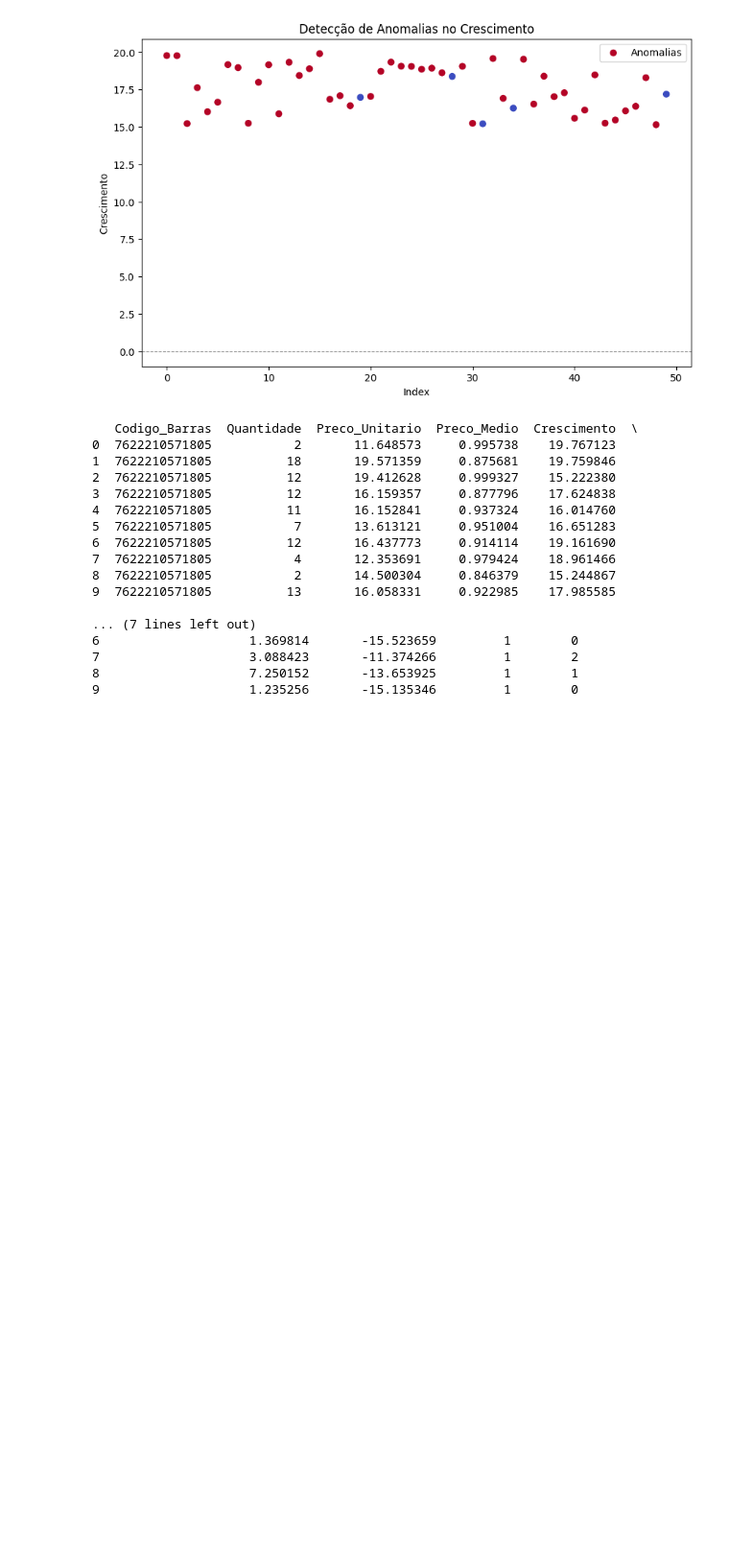
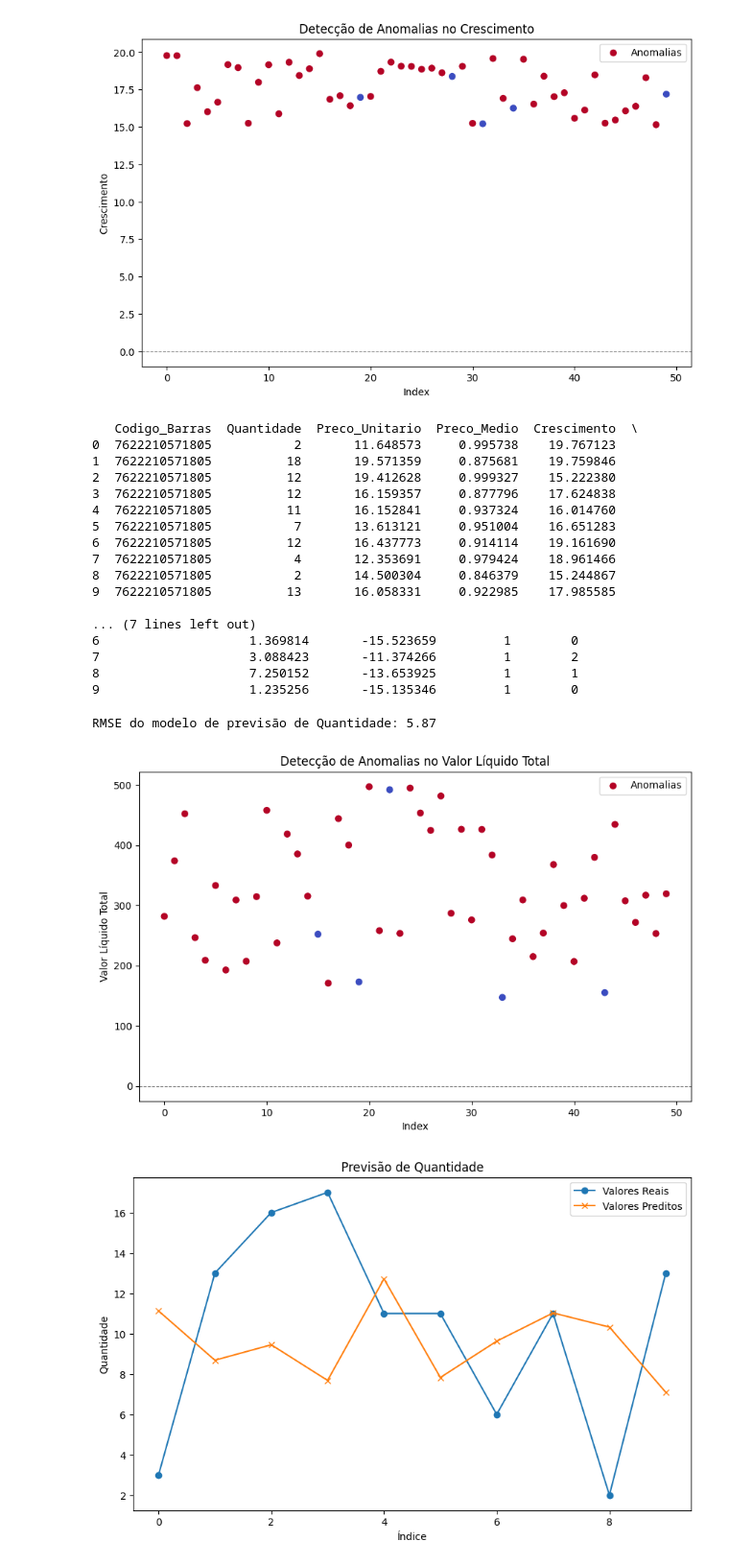
Before and after one commit to Chediak/common-master-ai, a Jupyter notebook: neogrid.ipynb, the cells around one changed output. Shown: that part at 96% size. Saved outputs shown, nothing was run; the diff lists cells and outputs as text; code cells hidden in the pictures; blank space fills up the shorter version.

```diff
--- a/neogrid.ipynb
+++ b/neogrid.ipynb
@@ -178,3 +178,69 @@ RMSE do modelo de previsão de Crescimento: 1.81
 7                    3.088423       -11.374266         1        2
 8                    7.250152       -13.653925         1        1
 9                    1.235256       -15.135346         1        0
+# %%
+import pandas as pd
+import numpy as np
+from sklearn.ensemble import IsolationForest
+from sklearn.linear_model import LinearRegression
+from sklearn.model_selection import train_test_split
+import matplotlib.pyplot as plt
+
+# Simulando os dados extraídos do SQL
+data = {
+    "Data_Transacao": pd.date_range(start="2024-11-01", periods=50, freq="D"),
+    "Codigo_Barras": [7622210571805] * 50,
+    "Quantidade": np.random.randint(1, 20, 50),
+    "Preco_Unitario": np.random.uniform(10, 20, 50),
+    "Valor_Liquido_Total": np.random.uniform(100, 500, 50),
+    "Fator_Conversao": np.random.uniform(0.8, 1.2, 50)
+}
+
+df = pd.DataFrame(data)
+
+# Calculando métricas derivadas
+df["Preco_Unitario_Calculado"] = df["Valor_Liquido_Total"] / df["Quantidade"]
+
+# Detecção de Anomalias
+iso_forest = IsolationForest(contamination=0.1, random_state=42)
+df["Anomalia"] = iso_forest.fit_predict(df[["Quantidade", "Preco_Unitario", "Valor_Liquido_Total"]])
+
+# Análise Preditiva (Regressão Linear para prever `Quantidade`)
+X = df[["Preco_Unitario", "Fator_Conversao", "Valor_Liquido_Total"]]
+y = df["Quantidade"]
+X_train, X_test, y_train, y_test = train_test_split(X, y, test_size=0.2, random_state=42)
+
+model = LinearRegression()
+model.fit(X_train, y_train)
+y_pred = model.predict(X_test)
+
+# Avaliação do modelo
+rmse = np.sqrt(np.mean((y_test - y_pred) ** 2))
+print(f"RMSE do modelo de previsão de Quantidade: {rmse:.2f}")
+
+# Visualizando as anomalias
+plt.figure(figsize=(10, 6))
+plt.scatter(df.index, df["Valor_Liquido_Total"], c=df["Anomalia"], cmap='coolwarm', label="Anomalias")
+plt.axhline(0, color='gray', linestyle='--', linewidth=0.8)
+plt.title("Detecção de Anomalias no Valor Líquido Total")
+plt.xlabel("Index")
+plt.ylabel("Valor Líquido Total")
+plt.legend()
+plt.show()
+
+# Visualizando os dados previstos vs reais
+plt.figure(figsize=(10, 6))
+plt.plot(y_test.values, label="Valores Reais", marker='o')
+plt.plot(y_pred, label="Valores Preditos", marker='x')
+plt.title("Previsão de Quantidade")
+plt.xlabel("Índice")
+plt.ylabel("Quantidade")
+plt.legend()
+plt.show()
+
+# Exibindo a tabela com anomalias
+print(df.head(10))
+# %% [output]
+RMSE do modelo de previsão de Quantidade: 5.87
+[figure, added]
+[figure, added]
```
Also changed, not shown: parts of 1 cell of this notebook.
